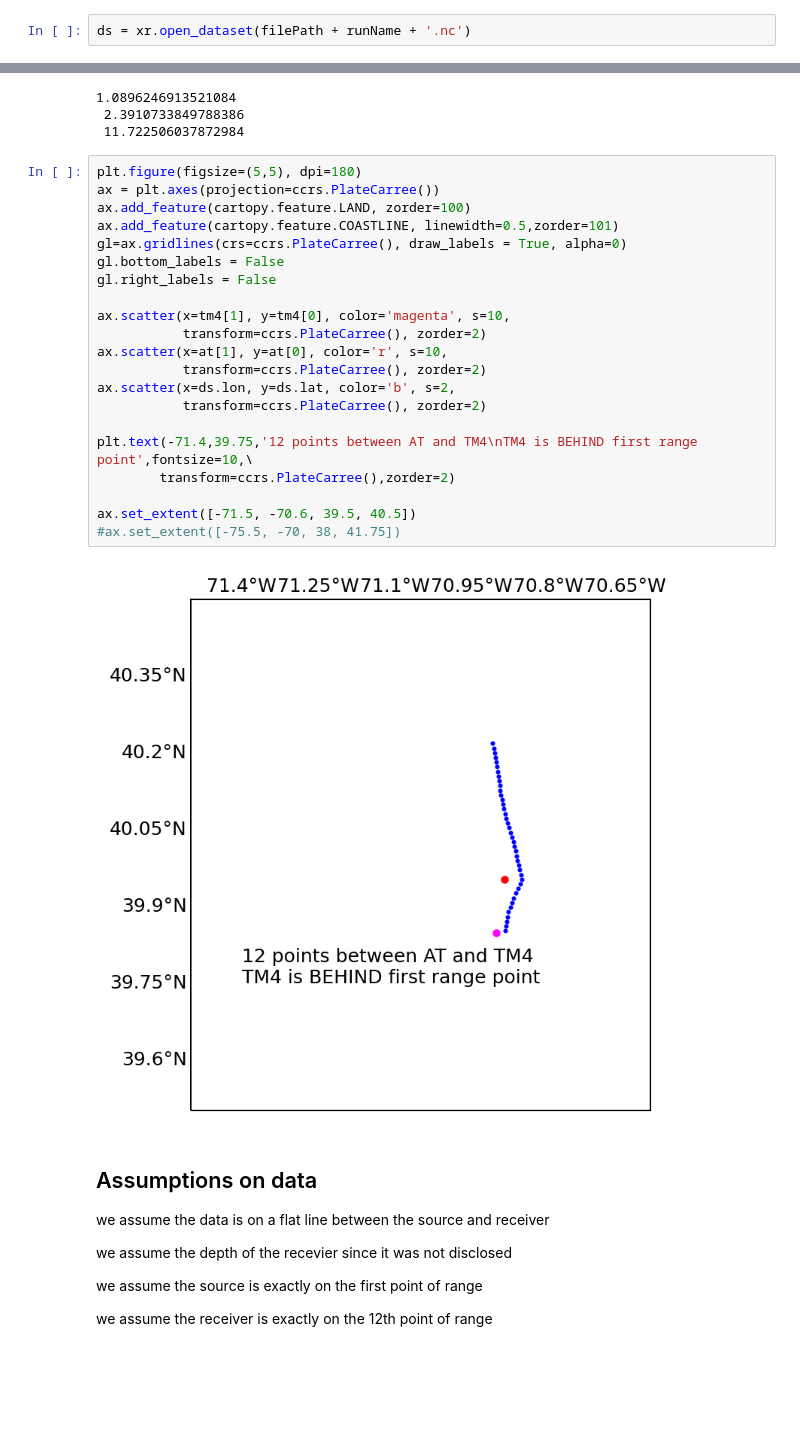
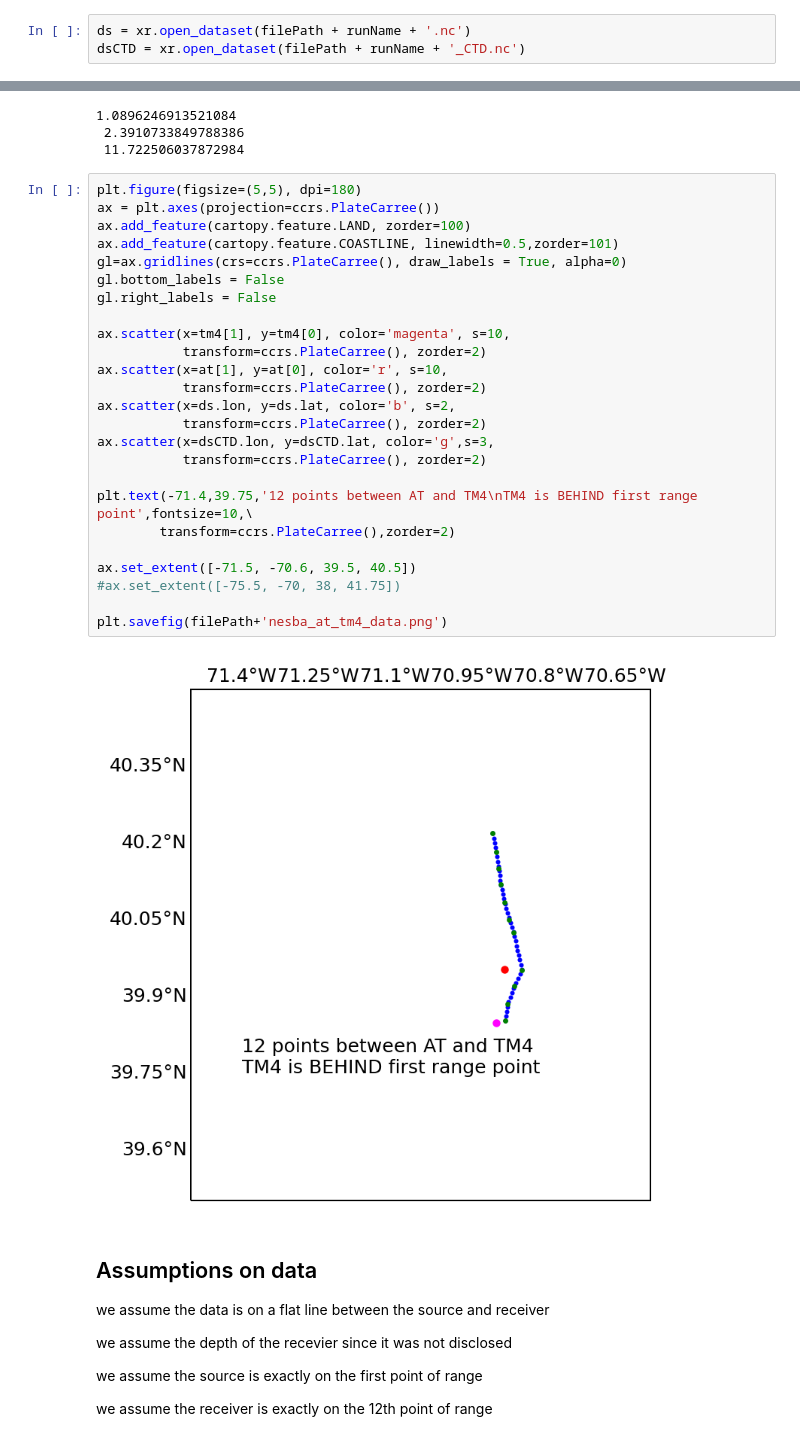
Before and after one commit to IvanaEscobar/sandbox, a Jupyter notebook: sandbox/notebooks/write-nesba-BELLHOP-input.ipynb, the cells around one changed output, grey strips where cells are left out. Saved outputs shown, nothing was run; the diff lists cells and outputs as text; blank space fills up the shorter version.

Commit message:
save plots of WHOI NESBA data

```diff
--- a/sandbox/notebooks/write-nesba-BELLHOP-input.ipynb
+++ b/sandbox/notebooks/write-nesba-BELLHOP-input.ipynb
@@ -22,6 +22,7 @@ if (os.uname()[0] == 'Linux'):
     runName = 'nesba-tm4_sverdrup'
 # %%
 ds = xr.open_dataset(filePath + runName + '.nc')
+dsCTD = xr.open_dataset(filePath + runName + '_CTD.nc')
 # %%
 ds
 # %% [output]
@@ -68,26 +67,30 @@ print(dtm4.values, '\n', dat.values, '\n',
 # %%
 plt.figure(figsize=(5,5), dpi=180)
 ax = plt.axes(projection=ccrs.PlateCarree())
 ax.add_feature(cartopy.feature.LAND, zorder=100)
 ax.add_feature(cartopy.feature.COASTLINE, linewidth=0.5,zorder=101)
 gl=ax.gridlines(crs=ccrs.PlateCarree(), draw_labels = True, alpha=0)
 gl.bottom_labels = False
 gl.right_labels = False
 
 ax.scatter(x=tm4[1], y=tm4[0], color='magenta', s=10,
            transform=ccrs.PlateCarree(), zorder=2)
 ax.scatter(x=at[1], y=at[0], color='r', s=10,
            transform=ccrs.PlateCarree(), zorder=2)
 ax.scatter(x=ds.lon, y=ds.lat, color='b', s=2,
            transform=ccrs.PlateCarree(), zorder=2)
+ax.scatter(x=dsCTD.lon, y=dsCTD.lat, color='g',s=3,
+           transform=ccrs.PlateCarree(), zorder=2)
 
 plt.text(-71.4,39.75,'12 points between AT and TM4\nTM4 is BEHIND first range point',fontsize=10,\
         transform=ccrs.PlateCarree(),zorder=2)
 
 ax.set_extent([-71.5, -70.6, 39.5, 40.5])
 #ax.set_extent([-75.5, -70, 38, 41.75])
+
+plt.savefig(filePath+'nesba_at_tm4_data.png')
 # %% [output]
-[figure, old version]
+[figure, new version]
 # %% [markdown]
 ## Assumptions on data
 
```
Also changed, not shown: parts of 3 cells of this notebook, 2 other files.
